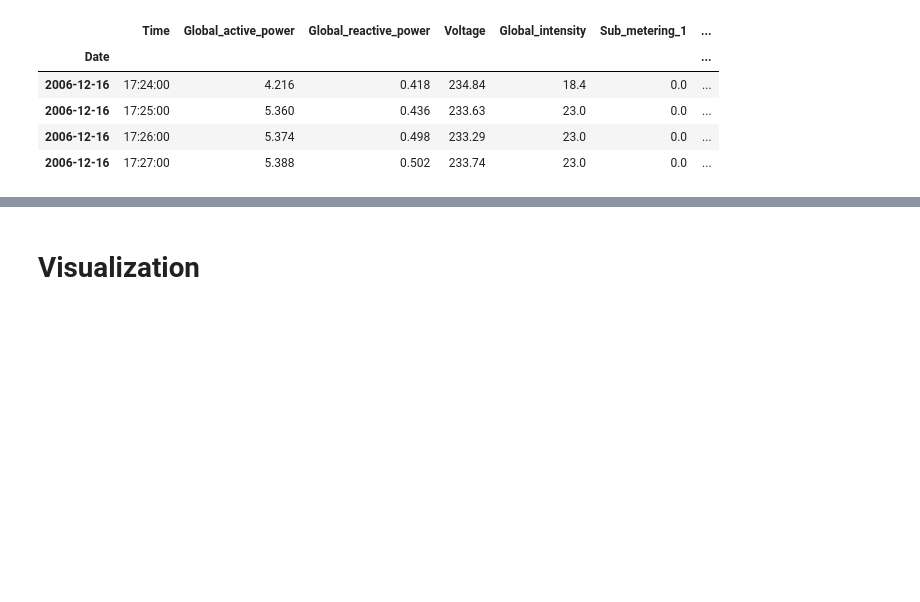
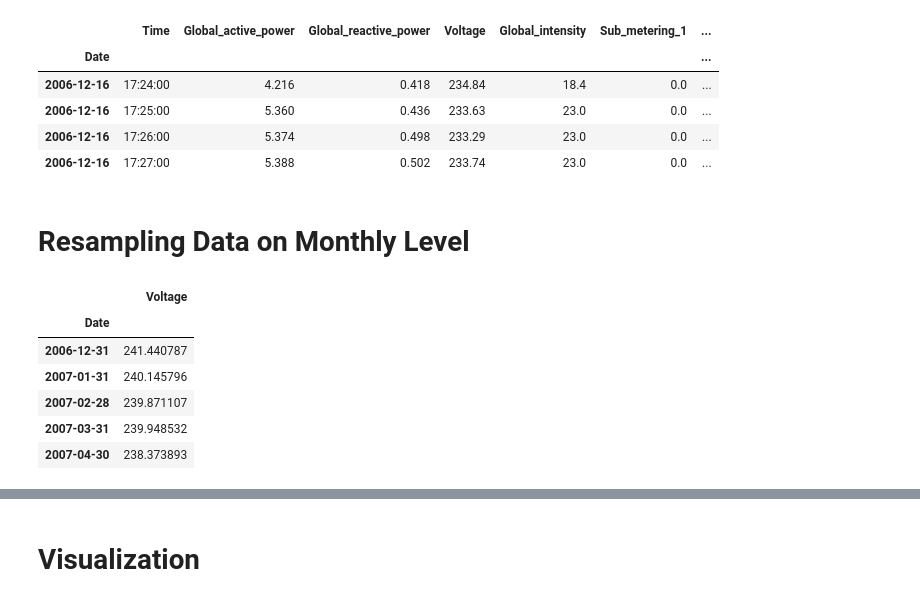
Before and after one commit to SSehrawat1720/ML-Projects, a Jupyter notebook: Time Series Forecasting France House Energy.ipynb, the cells around one changed output, grey strips where cells are left out. Cells and saved outputs as stored; diff of their text form; code cells hidden in the pictures; blank space fills up the shorter version.

```diff
--- a/Time Series Forecasting France House Energy.ipynb
+++ b/Time Series Forecasting France House Energy.ipynb
@@ -255,3 +259,5 @@ Data.head(4)
 | 2006-12-16 | 17:25:00 | 5.360 | 0.436 | 233.63 | 23.0 | 0.0 | ... |
 | 2006-12-16 | 17:26:00 | 5.374 | 0.498 | 233.29 | 23.0 | 0.0 | ... |
 | 2006-12-16 | 17:27:00 | 5.388 | 0.502 | 233.74 | 23.0 | 0.0 | ... |
+# %% [markdown]
+# Resampling Data on Monthly Level
@@ -257,0 +268,10 @@ Data.head(4)
+# %%
+Model_Dataset.head()
+# %% [output]
+|  | Voltage |
+| Date |  |
+| 2006-12-31 | 241.440787 |
+| 2007-01-31 | 240.145796 |
+| 2007-02-28 | 239.871107 |
+| 2007-03-31 | 239.948532 |
+| 2007-04-30 | 238.373893 |
```
Also changed, not shown: parts of 49 cells of this notebook.
